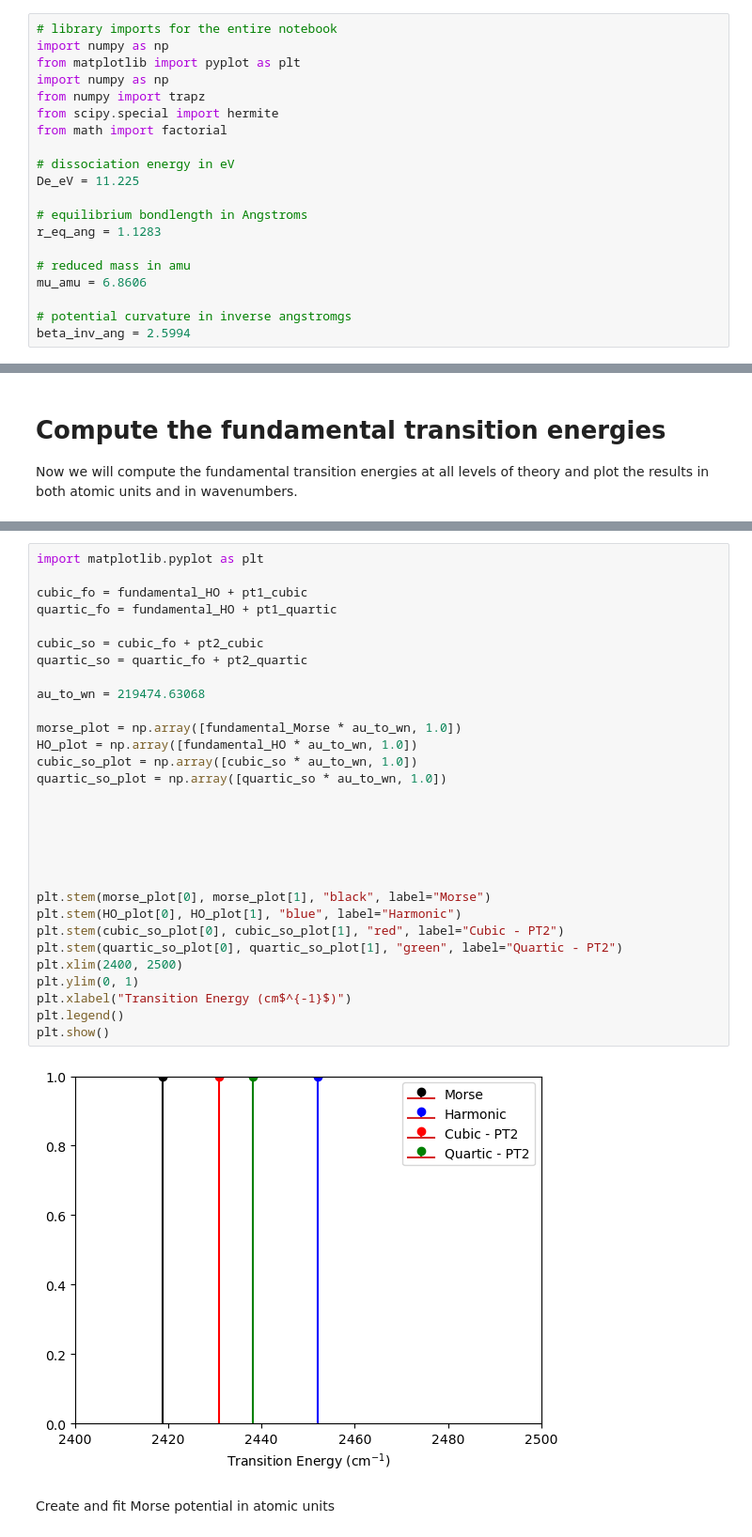
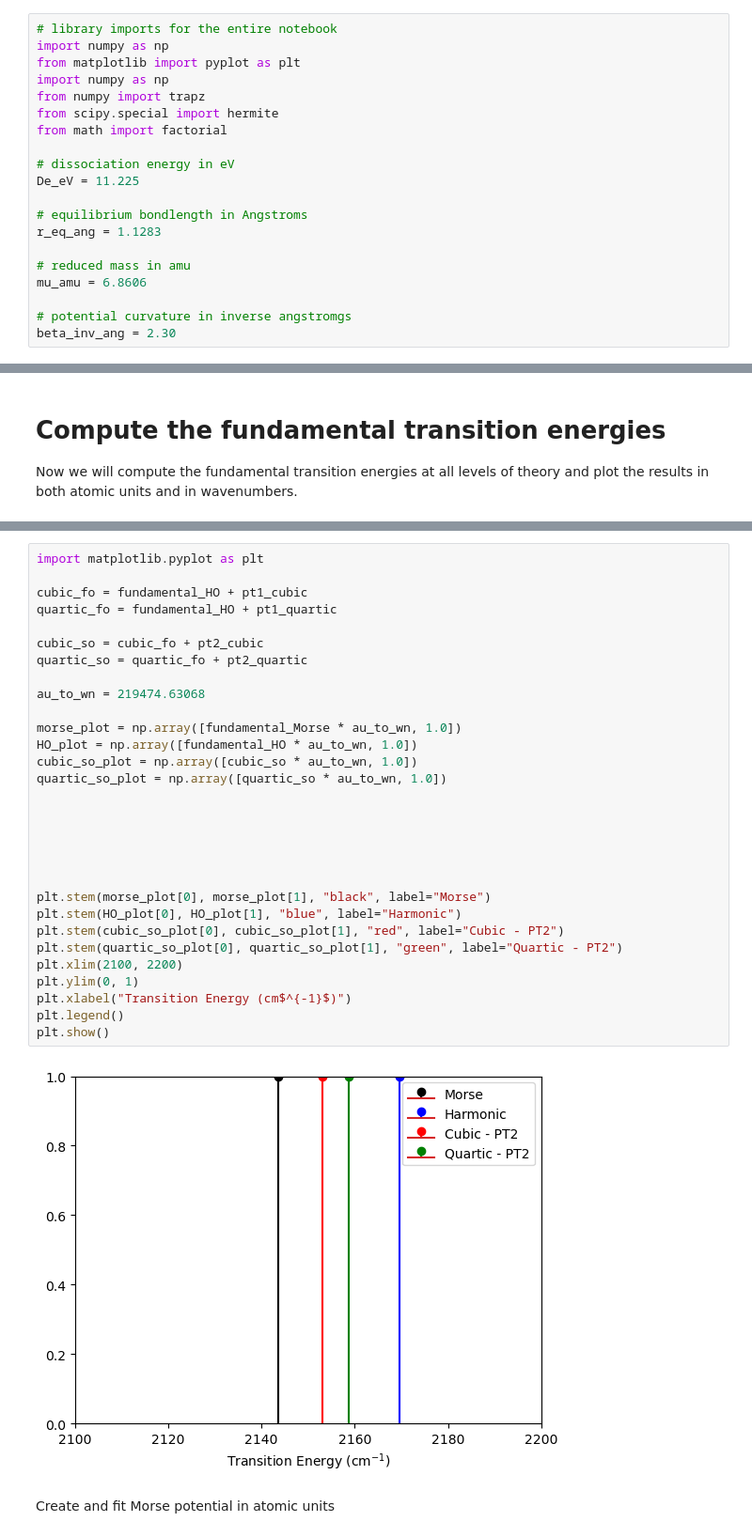
Before and after one commit to ESCIP/escip.github.io, a Jupyter notebook: notebooks/chem/CO_Fundamental.ipynb, the cells around one changed output, grey strips where cells are left out. Shown at 94% size. Cells and saved outputs as stored; diff of their text form.

```diff
--- a/notebooks/chem/CO_Fundamental.ipynb
+++ b/notebooks/chem/CO_Fundamental.ipynb
@@ -113,7 +113,7 @@ r_eq_ang = 1.1283
 mu_amu = 6.8606
 
 # potential curvature in inverse angstromgs
-beta_inv_ang = 2.5994
+beta_inv_ang = 2.30
 # %% [markdown]
 ### Unit conversion
 We will use atomic units for our calculations and convert to spectroscopic units later.  In the following block, we will store different conversion factors as variables for later use.
@@ -448,35 +442,35 @@ for j in range(1, 50):
 # %%
 import matplotlib.pyplot as plt
 
 cubic_fo = fundamental_HO + pt1_cubic
 quartic_fo = fundamental_HO + pt1_quartic
 
 cubic_so = cubic_fo + pt2_cubic
 quartic_so = quartic_fo + pt2_quartic
 
 au_to_wn = 219474.63068
 
 morse_plot = np.array([fundamental_Morse * au_to_wn, 1.0])
 HO_plot = np.array([fundamental_HO * au_to_wn, 1.0])
 cubic_so_plot = np.array([cubic_so * au_to_wn, 1.0])
 quartic_so_plot = np.array([quartic_so * au_to_wn, 1.0])
 
 
 
 
 
 
 plt.stem(morse_plot[0], morse_plot[1], "black", label="Morse")
 plt.stem(HO_plot[0], HO_plot[1], "blue", label="Harmonic")
 plt.stem(cubic_so_plot[0], cubic_so_plot[1], "red", label="Cubic - PT2")
 plt.stem(quartic_so_plot[0], quartic_so_plot[1], "green", label="Quartic - PT2")
-plt.xlim(2400, 2500)
+plt.xlim(2100, 2200)
 plt.ylim(0, 1)
 plt.xlabel("Transition Energy (cm$^{-1}$)")
 plt.legend()
 plt.show()
 # %% [output]
-[figure, old version]
+[figure, new version]
 # %% [markdown]
 Create and fit Morse potential in atomic units
 # %% [markdown]
```
Also changed, not shown: parts of 5 cells of this notebook.
